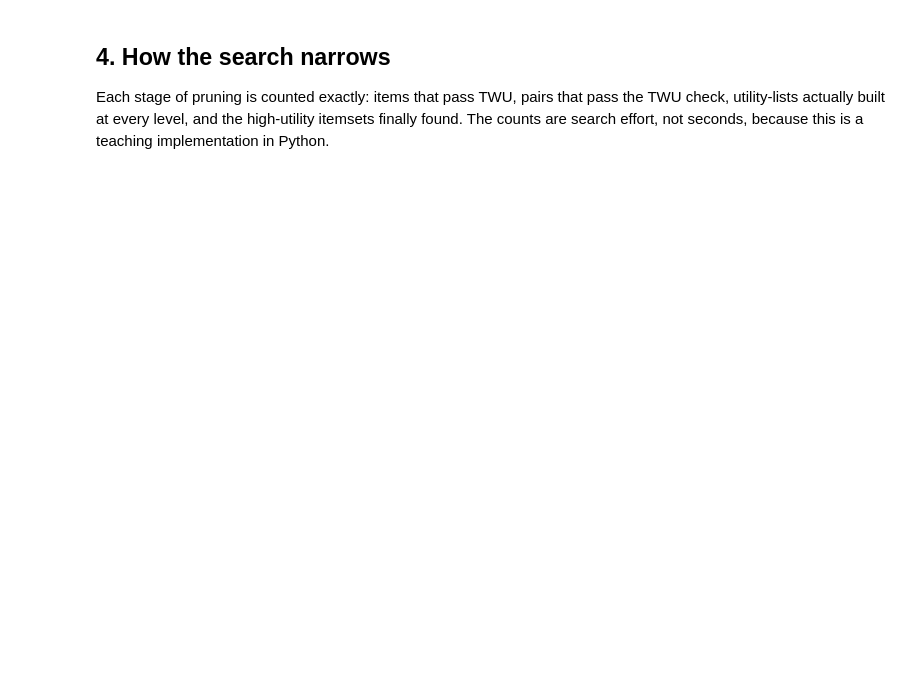
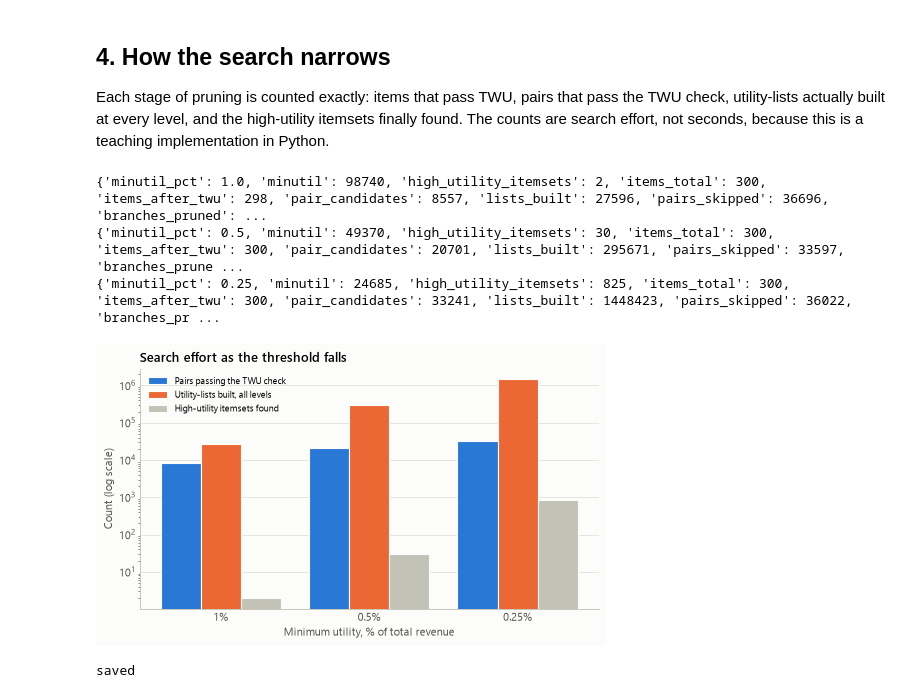
Before and after one commit to Anexus5919/DMBI-CAs-VESIT_D15A_Gr-09-Roll.no.54-52-53-49, a Jupyter notebook: DMBI CAs 54,52,53,49/CA3/DMBI_CA3_HUI_Demo.ipynb, the cells around one changed output. Saved outputs shown, nothing was run; the diff lists cells and outputs as text; code cells hidden in the pictures; blank space fills up the shorter version.

Commit message:
feat(ca3): add executed high-utility mining demo and results

```diff
--- a/DMBI CAs 54,52,53,49/CA3/DMBI_CA3_HUI_Demo.ipynb
+++ b/DMBI CAs 54,52,53,49/CA3/DMBI_CA3_HUI_Demo.ipynb
@@ -48,7 +48,7 @@ A utility-list holds, for one itemset, a row per transaction: `(tid, iutil, ruti
 
 These baskets are large, so nearly every item passes the first TWU filter and plain HUI-Miner would try millions of joins. The implementation therefore adds the pair check from FHM: a pair whose TWU misses the threshold is skipped without a join. Both versions are checked against exhaustive search below.
 # %%
-def hui_miner(transactions, minutil, use_pair_check=True):
+def hui_miner(transactions, minutil, use_pair_check=True, max_len=None):
     """Return {itemset: utility} for every itemset with utility >= minutil, plus search statistics."""
     totals = [sum(t.values()) for t in transactions]
     twu = Counter()
@@ -98,6 +98,8 @@ def hui_miner(transactions, minutil, use_pair_check=True):
             itemset = prefix_items + (r,)
             if iutil >= minutil:
                 found[frozenset(names_by_rank[i] for i in itemset)] = iutil
+            if max_len is not None and len(itemset) >= max_len:
+                continue
             if iutil + remain >= minutil:
                 next_ext = []
                 for other, other_ul in extensions[pos + 1:]:
@@ -121,10 +123,10 @@ def utility_of(itemset, transactions):
     return sum(sum(t[i] for i in itemset) for t in transactions if set(itemset) <= set(t))
 
 
-def brute_force(transactions, minutil):
+def brute_force(transactions, minutil, max_len=None):
     items = sorted({i for t in transactions for i in t})
     found = {}
-    for size in range(1, len(items) + 1):
+    for size in range(1, (max_len or len(items)) + 1):
         for combo in combinations(items, size):
             u = utility_of(combo, transactions)
             if u >= minutil:
@@ -141,6 +143,7 @@ for trial in range(300):
     exact = brute_force(db, threshold)
     assert hui_miner(db, threshold)[0] == exact, (db, threshold)
     assert hui_miner(db, threshold, use_pair_check=False)[0] == exact, (db, threshold)
+    assert hui_miner(db, threshold, max_len=2)[0] == brute_force(db, threshold, 2), (db, threshold)
     checks += 1
 M["verification"] = {"random_databases_matched_brute_force": checks}
 print("HUI-Miner matched exhaustive search on", checks, "random databases")
@@ -216,0 +242,8 @@ Both methods are given the same budget: the 20 best pairs and larger itemsets ea
+# %%
+UNIVERSE = 300
+product_rev = basket.groupby("StockCode")["revenue"].sum().sort_values(ascending=False)
+universe = set(product_rev.index[:UNIVERSE])
+transactions = [r for r in ({k: v for k, v in t.items() if k in universe} for t in transactions) if r]
+M["data"].update({"universe": UNIVERSE, "universe_revenue_pct": round(float(product_rev.iloc[:UNIVERSE].sum() / total_rev) * 100, 1), "baskets_in_universe": len(transactions),
+                  "largest_basket": int(basket.groupby("InvoiceNo").size().max()), "largest_basket_in_universe": max(len(t) for t in transactions)})
+print(M["data"])
@@ -217,5 +256,6 @@ Both methods are given the same budget: the 20 best pairs and larger itemsets ea
 # %%
 MIN_SUP = .01
+MAX_LEN = 3
 top_codes = basket["StockCode"].value_counts()
 top_codes = top_codes[top_codes / len(transactions) >= MIN_SUP].index
 onehot = pd.DataFrame(False, index=range(len(transactions)), columns=list(top_codes))
@@ -227,7 +267,7 @@ for tid, t in enumerate(transactions):
             matrix[tid, position[code]] = True
 onehot = pd.DataFrame(matrix, columns=onehot.columns)
 start = time.time()
-freq = apriori(onehot, min_support=MIN_SUP, use_colnames=True, max_len=4, low_memory=True)
+freq = apriori(onehot, min_support=MIN_SUP, use_colnames=True, max_len=MAX_LEN, low_memory=True)
 apriori_seconds = time.time() - start
 freq = freq[freq["itemsets"].map(len) >= 2].copy()
 
@@ -245,10 +285,10 @@ def itemset_stats(items):
 freq["support_count"], freq["utility"] = zip(*(itemset_stats(s) for s in freq["itemsets"]))
 top_freq = freq.sort_values("support_count", ascending=False).head(20)
 
-MIN_UTIL_PCT = .1
+MIN_UTIL_PCT = .25
 MINUTIL = round(total_rev * MIN_UTIL_PCT / 100)
 start = time.time()
-huis, stats = hui_miner(transactions, MINUTIL)
+huis, stats = hui_miner(transactions, MINUTIL, max_len=MAX_LEN)
 hui_seconds = time.time() - start
 hui_rows = pd.DataFrame([{"itemsets": k, "utility": v} for k, v in huis.items()])
 hui_multi = hui_rows[hui_rows["itemsets"].map(len) >= 2].copy()
@@ -266,7 +306,7 @@ def show(items):
 
 
 M["compare"] = {
-    "min_support_pct": MIN_SUP * 100, "minutil": MINUTIL, "minutil_pct_of_revenue": MIN_UTIL_PCT, "frequent_itemsets_size2plus": len(freq), "high_utility_total": len(huis), "high_utility_size2plus": len(hui_multi),
+    "min_support_pct": MIN_SUP * 100, "minutil": MINUTIL, "minutil_pct_of_revenue": MIN_UTIL_PCT, "max_len": MAX_LEN, "frequent_itemsets_size2plus": len(freq), "high_utility_total": len(huis), "high_utility_size2plus": len(hui_multi),
     "top20_overlap": overlap, "top_freq_utility_total": round(float(top_freq["utility"].sum())), "top_util_utility_total": round(float(top_util["utility"].sum())),
     "utility_gain_ratio": round(float(top_util["utility"].sum() / top_freq["utility"].sum()), 2), "missed_by_support": len(missed_by_support), "missed_pct": round(len(missed_by_support) / max(len(hui_multi), 1) * 100, 1),
     "top_util_rare_in_top20": len(top_util_rare), "apriori_seconds": round(apriori_seconds, 2), "hui_seconds": round(hui_seconds, 2),
@@ -293,32 +353,38 @@ plt.show()
 Each stage of pruning is counted exactly: items that pass TWU, pairs that pass the TWU check, utility-lists actually built at every level, and the high-utility itemsets finally found. The counts are search effort, not seconds, because this is a teaching implementation in Python.
 # %%
 effort = []
-for pct in (1.0, .5, .25, MIN_UTIL_PCT):
+for pct in (1.0, .5, MIN_UTIL_PCT):
     threshold = round(total_rev * pct / 100)
     t0 = time.time()
-    found, st = hui_miner(transactions, threshold)
+    found, st = hui_miner(transactions, threshold, max_len=MAX_LEN)
     effort.append({"minutil_pct": pct, "minutil": threshold, "high_utility_itemsets": len(found), "items_total": st["items_total"], "items_after_twu": st["items_after_twu"], "pair_candidates": st["pair_candidates"],
                    "lists_built": st["lists_built"], "pairs_skipped": st["pairs_skipped"], "branches_pruned": st["branches_pruned"], "seconds": round(time.time() - t0, 2)})
     print(effort[-1])
 effort = pd.DataFrame(effort)
 effort.to_csv(RES / "search_effort.csv", index=False)
 M["effort"] = effort.to_dict("records")
-M["all_possible_pairs"] = M["data"]["items"] * (M["data"]["items"] - 1) // 2
+M["all_possible_pairs"] = UNIVERSE * (UNIVERSE - 1) // 2
 
 fig, ax = plt.subplots(figsize=(7.4, 3.9))
 x = np.arange(len(effort))
 width = .27
 ax.bar(x - width, effort["pair_candidates"], width=width, color=BLUE, edgecolor=SURFACE, label="Pairs passing the TWU check")
 ax.bar(x, effort["lists_built"], width=width, color=ORANGE, edgecolor=SURFACE, label="Utility-lists built, all levels")
 ax.bar(x + width, effort["high_utility_itemsets"].clip(lower=1), width=width, color=AXIS, edgecolor=SURFACE, label="High-utility itemsets found")
 ax.set_yscale("log")
 ax.set_xticks(x, [f"{p:g}%" for p in effort["minutil_pct"]])
 ax.set(title="Search effort as the threshold falls", xlabel="Minimum utility, % of total revenue", ylabel="Count (log scale)")
 ax.grid(axis="y")
 ax.set_axisbelow(True)
 ax.legend(fontsize=8.5)
 fig.savefig(FIG / "ca3_search_effort.png", bbox_inches="tight")
 plt.show()
 
 (RES / "metrics.json").write_text(json.dumps(M, indent=2, default=str), encoding="utf-8")
 print("saved")
+# %% [output]
+{'minutil_pct': 1.0, 'minutil': 98740, 'high_utility_itemsets': 2, 'items_total': 300, 'items_after_twu': 298, 'pair_candidates': 8557, 'lists_built': 27596, 'pairs_skipped': 36696, 'branches_pruned': ...
+{'minutil_pct': 0.5, 'minutil': 49370, 'high_utility_itemsets': 30, 'items_total': 300, 'items_after_twu': 300, 'pair_candidates': 20701, 'lists_built': 295671, 'pairs_skipped': 33597, 'branches_prune ...
+{'minutil_pct': 0.25, 'minutil': 24685, 'high_utility_itemsets': 825, 'items_total': 300, 'items_after_twu': 300, 'pair_candidates': 33241, 'lists_built': 1448423, 'pairs_skipped': 36022, 'branches_pr ...
+[figure, added]
+saved
```
Also changed, not shown: parts of 10 cells of this notebook, 4 other files.
